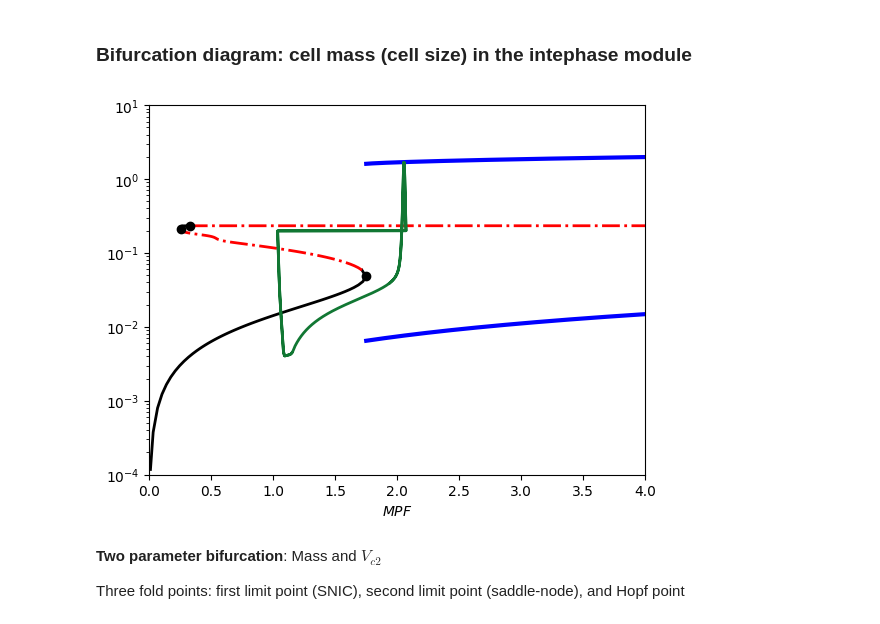
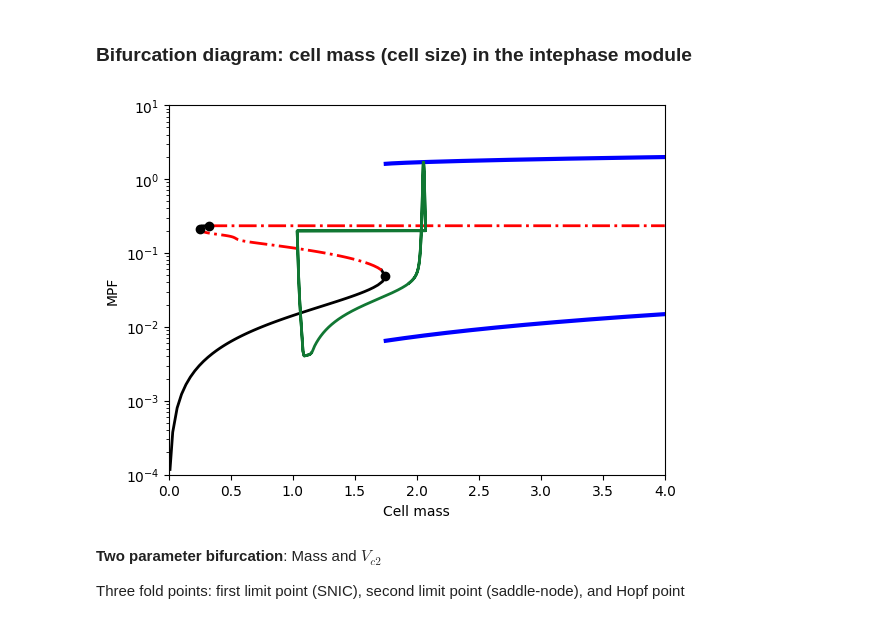
Before and after one commit to ccontrer/CellCycleRadiation, a Jupyter notebook: Julia/CCRMV002.ipynb, the cells around one changed output. Saved outputs shown, nothing was run; the diff lists cells and outputs as text; code cells hidden in the pictures.

```diff
--- a/Julia/CCRMV002.ipynb
+++ b/Julia/CCRMV002.ipynb
@@ -52,15 +75,15 @@ Cell division event
 # %%
 function division(u,t,integrator)
-    ## Parameters
-    ## Set of condition: MPF crosses threshold from positive to negative
+    # MPF crosses threshold
     u[1] - params.θ_M
 end # division
 
 function division_event!(integrator)
     # Divide mass in two
-    integrator.u[10] = integrator.u[10]/2
+    integrator.u[7] = integrator.u[7]/2
 end # division_event!
 
+# Event happens from positive to negative
 cb = ContinuousCallback(division, nothing, division_event!, save_positions=(true,false))
 # %% [output]
 DiffEqBase.ContinuousCallback{#division,Void,#division_event!,DiffEqBase.#INITIALIZE_DEFAULT,Float64,Int64,Void}(division, nothing, division_event!, DiffEqBase.INITIALIZE_DEFAULT, nothing, true, 10, ( ...
@@ -75,10 +100,10 @@ u0 = [0.039,      # MPF
       0.027,      # Cdc25_P
       0.001,      # IE_A
       0.000,      # APC_A
+      1.938,      # Mass
       0.000,      # Chk2_P
       0.000,      # ATM
-      0.000,      # DSB
-      1.938]      # Mass
+      0.000]      # DSB
 tspan = (0.0, 30.0)
 dtmax = 0.001
 alg = Rosenbrock23()
@@ -268,14 +356,14 @@ sol = solnorad;
 # %%
 PlotBifurcation(bif1_stst, (:Mass, :MPF))
 PlotBifurcation(bif1_lcycle, (:Mass, :MPF))
-plot(solnorad[10, :], solnorad[1, :], color=green2, lw=2)
+plot(solnorad[7, :], solnorad[1, :], color=green2, lw=2)
 xlim([0, 4])
-xlabel(L"Mass")
-xlabel(L"MPF")
+xlabel("Cell mass")
+ylabel("MPF")
 yscale("log")
 ylim([0.0001, 10])
 title("")
 show()
 #savefig("figures/CCRMV002_fig_bif2.pdf")
 # %% [output]
-[figure, old version]
+[figure, new version]
```
Also changed, not shown: parts of 43 cells of this notebook, 1 other file.
